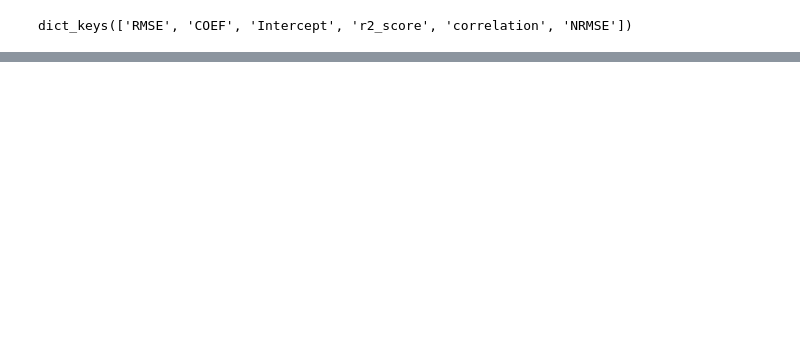
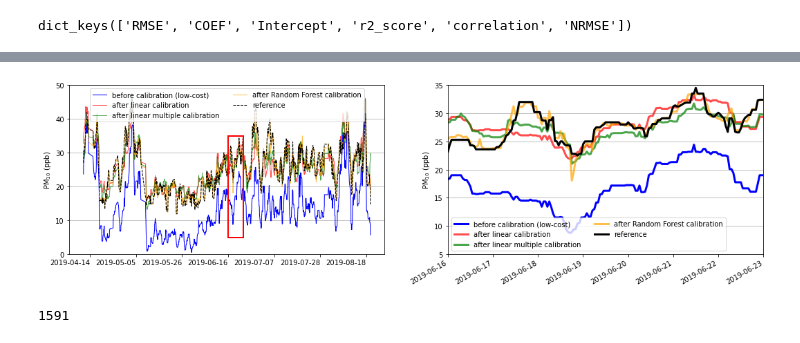
Before and after one commit to MakeSens-Data/Bga_particles_counter_lowcost, a Jupyter notebook: articulo/analisis.ipynb, the cells around one changed output, grey strips where cells are left out. Cells and saved outputs as stored; diff of their text form; code cells hidden in the pictures; blank space fills up the shorter version.

```diff
--- a/articulo/analisis.ipynb
+++ b/articulo/analisis.ipynb
@@ -334,0 +393,57 @@ plt.show()
+# %%
+import matplotlib.patches as patches
+
+fig, (ax1, ax2) = plt.subplots(1, 2, figsize=(18,5))
+
+# subplot 1
+data["pm10_a"].plot(label="before calibration (low-cost)", lw=1, c='b', ax=ax1)
+
+ax1.plot(data.index,data["pm10_a"]*LR_pm10['COEF'][0] + LR_pm10['Intercept'],
+         label='after linear calibration',lw=1,c='r',linestyle='-',alpha=0.7)
+ax1.plot(data.index,data["pm10_a"]*MLR_pm10['COEF'][0]+
+            data["t"]*MLR_pm10['COEF'][1]+
+            data["p"]*MLR_pm10['COEF'][2]+
+            data["h"]*MLR_pm10['COEF'][3]+
+            MLR_pm10['Intercept'],label='after linear multiple calibration',lw=1,c='g',linestyle='-',alpha=0.7)
+ax1.plot(data.index,pm10_rf,label='after Random Forest calibration',lw=1,c='orange',linestyle='-',alpha=0.7)
+data["PM10"].plot(label="reference", lw=1, c='k', linestyle='--', ax=ax1)
+ax1.plot([data.index[1424] , data.index[1591] ], [5, 5], color='r',linewidth=2)
+ax1.plot([data.index[1424] ,  data.index[1424]], [5, 35], color='r', linewidth=2)
+ax1.plot([data.index[1424] , data.index[1591] ], [35, 35], color='r',linewidth=2)
+ax1.plot([data.index[1591] ,data.index[1591] ], [35, 5], color='r', linewidth=2)
+
+ax1.set_ylim(0, 50)
+ax1.legend(ncol=2)
+ax1.set_ylabel("PM$_{10}$ (ppb)")
+ax1.grid(axis='y')
+ax1.set_xticks(pd.date_range(start=data.index.min(), end=data.index.max(), freq='3W'))
+ax1.tick_params(axis='x', rotation=0)
+
+# subplot 2
+data["pm10_a"].plot(label="before calibration (low-cost)", lw=3, c='b', ax=ax2)
+
+ax2.plot(data.index,data["pm10_a"]*LR_pm10['COEF'][0] + LR_pm10['Intercept'],
+         label='after linear calibration',lw=3,c='r',alpha=0.7)
+ax2.plot(data.index,data["pm10_a"]*MLR_pm10['COEF'][0]+
+            data["t"]*MLR_pm10['COEF'][1]+
+            data["p"]*MLR_pm10['COEF'][2]+
+            data["h"]*MLR_pm10['COEF'][3]+
+            MLR_pm10['Intercept'],label='after linear multiple calibration',lw=3,c='g',linestyle='-',alpha=0.7)
+ax2.plot(data.index,pm10_rf,label='after Random Forest calibration',lw=3,c='orange',linestyle='-',alpha=0.7)
+data["PM10"].plot(label="reference", lw=3, c='k', linestyle='-', ax=ax2)
+ax2.set_ylim(5, 35)
+ax2.set_xlim('2019-06-16', '2019-06-23')
+ax2.legend(ncol=2)
+ax2.set_ylabel("PM$_{10}$ (ppb)")
+ax2.grid(axis='y')
+plt.savefig("pm10_normal_allcalib.pdf",bbox_inches='tight',pad_inches=0)
+# %% [output]
+[figure, added]
+# %%
+import pandas as pd
+
+fecha = '2019-06-23 12:00:00'
+indice = data.index.get_loc(pd.Timestamp(fecha))
+indice
+# %% [output]
+1591
```
Also changed, not shown: parts of 14 cells of this notebook, 4 other files.
